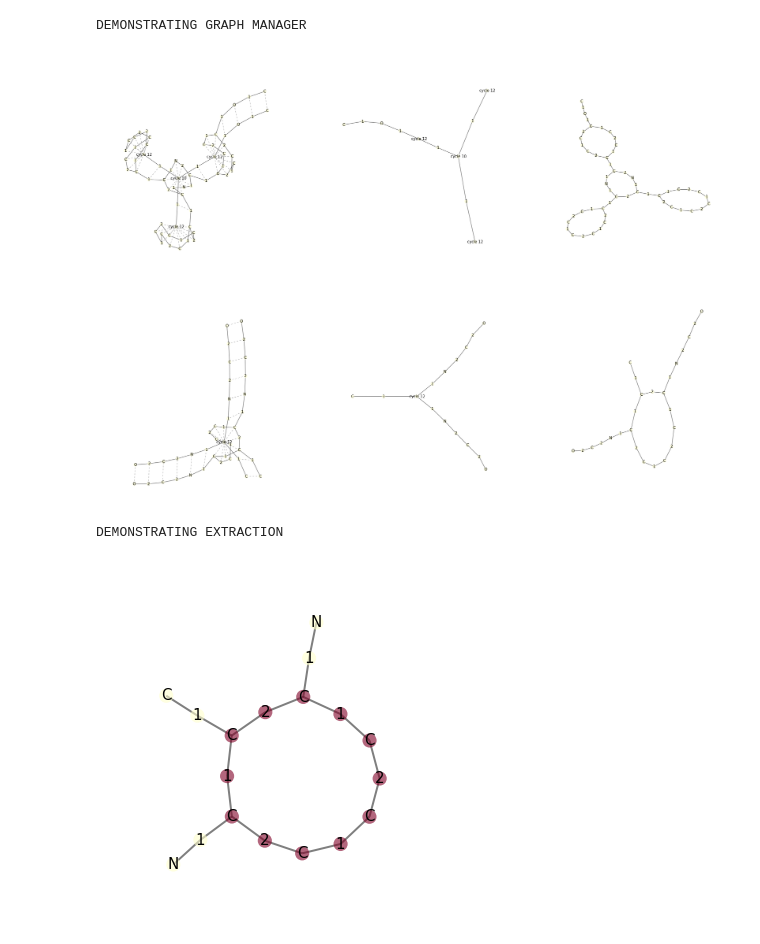
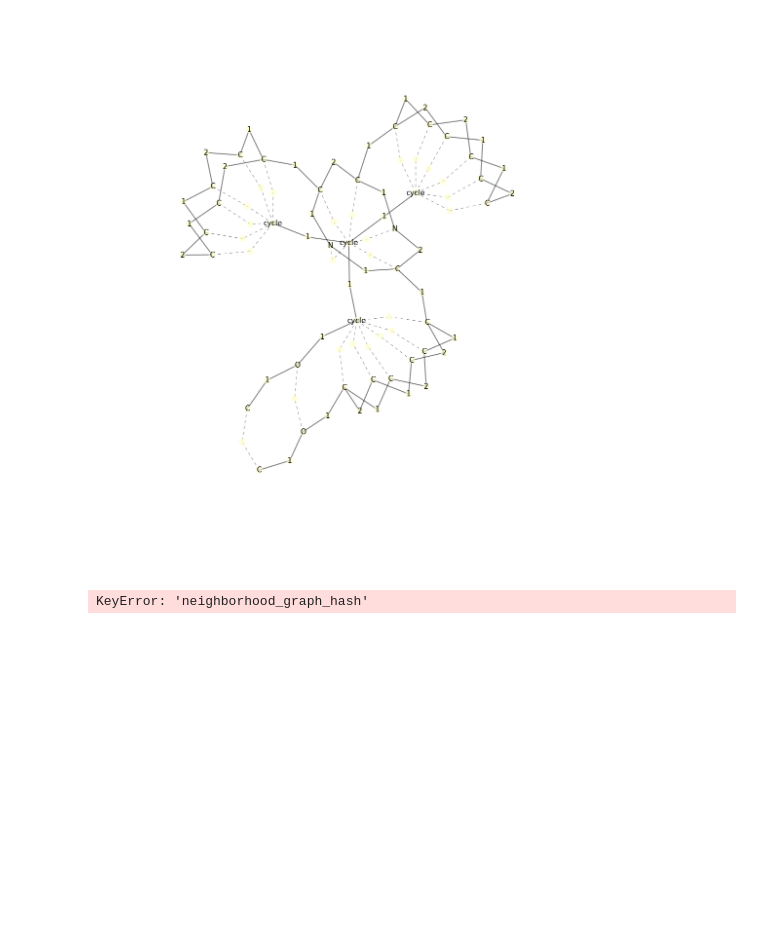
Before and after one commit to fabriziocosta/GraphLearn, a Jupyter notebook: example/Abstract_Molecule_Sampler.ipynb, the cells around one changed output. Saved outputs shown, nothing was run; the diff lists cells and outputs as text; code cells hidden in the pictures; blank space fills up the shorter version.

```diff
--- a/example/Abstract_Molecule_Sampler.ipynb
+++ b/example/Abstract_Molecule_Sampler.ipynb
@@ -14,13 +16,43 @@ from eden.converter.graph.gspan import gspan_to_eden
 from itertools import islice
 
 
+def clean(graphs):
+    for g in graphs:
+        for n,d in g.nodes(data=True):
+            d.pop('weight')
+        yield g
+
 def get_graphs(dataset_fname='bursi.pos.gspan', size=100):
-    return  islice(gspan_to_eden(dataset_fname),size)
+    return  clean(islice(gspan_to_eden(dataset_fname),size))
+
 
 #dataset_names = !cat NCI60/names
 #dataset = dataset_names[4]
 #dataset_fname = 'NCI60/' + dataset + '_orig_pos.gspan'
 #print 'Working with dataset: %s' % dataset
+# %%
+'''DEBUGGING VECTORIZA'''
+from graphlearn.utils import draw
+import graphlearn.abstract_graphs.molecules as mole
+from graphlearn.graphlearn import GraphLearnSampler as GLS
+from eden.graph import Vectorizer
+
+vectorizer=Vectorizer()
+graphs=get_graphs()
+g=graphs.next()
+g=vectorizer._graph_preprocessing(g)
+
+
+gm=mole.MolecularGraphWrapper(g,vectorizer,base_thickness_list=[2])
+gn=gm.graph(nested=True)
+
+#gn=vectorizer._graph_preprocessing(gn)
+#gn=vectorizer._edge_to_vertex_transform(gn)
+draw.graphlearn(gn,size=20)
+v=vectorizer.transform_single(gn)
+# %% [output]
+[figure, added]
+KeyError: 'neighborhood_graph_hash'
 # %%
 '''TESTING EXTRACTION AND GRAPHMANAGER'''
 from graphlearn.utils import draw
@@ -34,9 +66,15 @@ print 'DEMONSTRATING GRAPH MANAGER'
 graphs=get_graphs()
 
 for i in range(2):
+    print 'grammar example %d' % i
     g=graphs.next()
     gm=mole.MolecularGraphWrapper(g,vectorizer,base_thickness_list=[2])
+    #g=gm.graph(nested=True)
+    #print g.nodes(data=True)
+    #g.node[0].pop('weight')
+    #vec=vectorizer.transform_single(g)
     draw.graphlearn([gm.graph(nested=True),gm.abstract_graph(),gm.base_graph()], size = 15,vertex_label = 'label',contract=False)
+
 
 print 'DEMONSTRATING EXTRACTION'
 radius_list=[0,2]
@@ -46,12 +84,12 @@ argz=(gm,radius_list,thickness_list,Vectorizer(),2**20-1,lambda x,y:True, base_t
 
 cips=gm.all_core_interface_pairs(thickness_list=[2],radius_list=[0,1],hash_bitmask=2**20-1)
 draw.graphlearn(cips[0][0].graph, contract=False)
+
+
+g=gm.graph(nested=False)
+print 'test', g.nodes(data=True)[0][1]
+#g.node[0].pop('weight')
+vec=vectorizer.transform_single(g)
-# %% [output]
-DEMONSTRATING GRAPH MANAGER
-[figure, removed]
-[figure, removed]
-DEMONSTRATING EXTRACTION
-[figure, removed]
 # %%
 %%time
 '''
```
Also changed, not shown: parts of 9 cells of this notebook, 7 other files.
